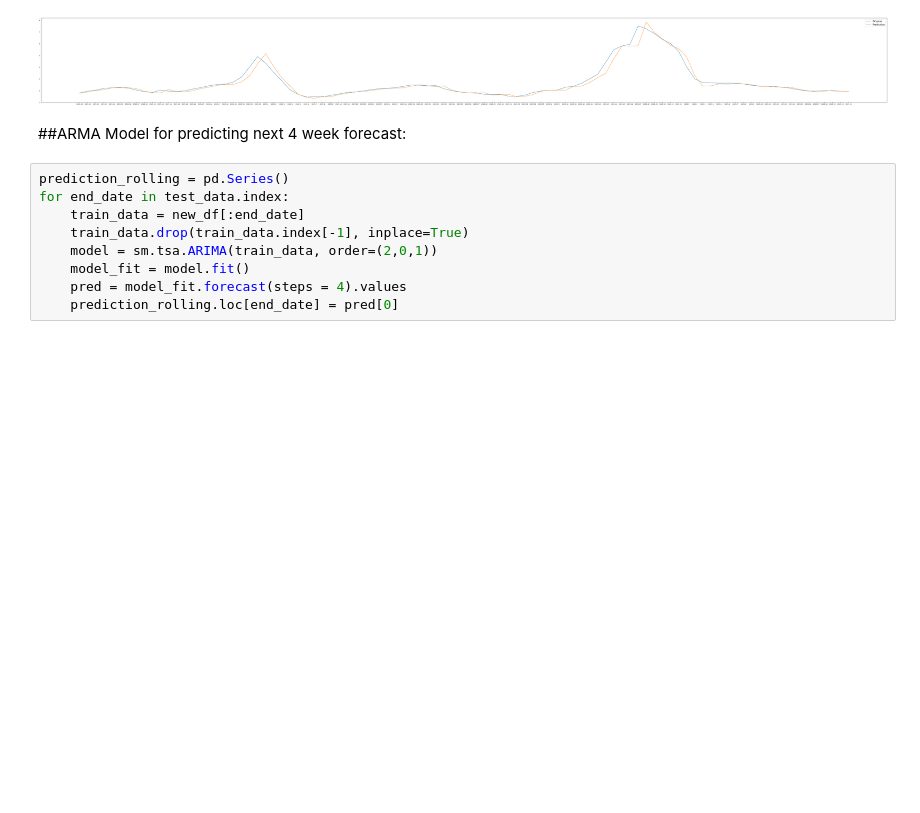
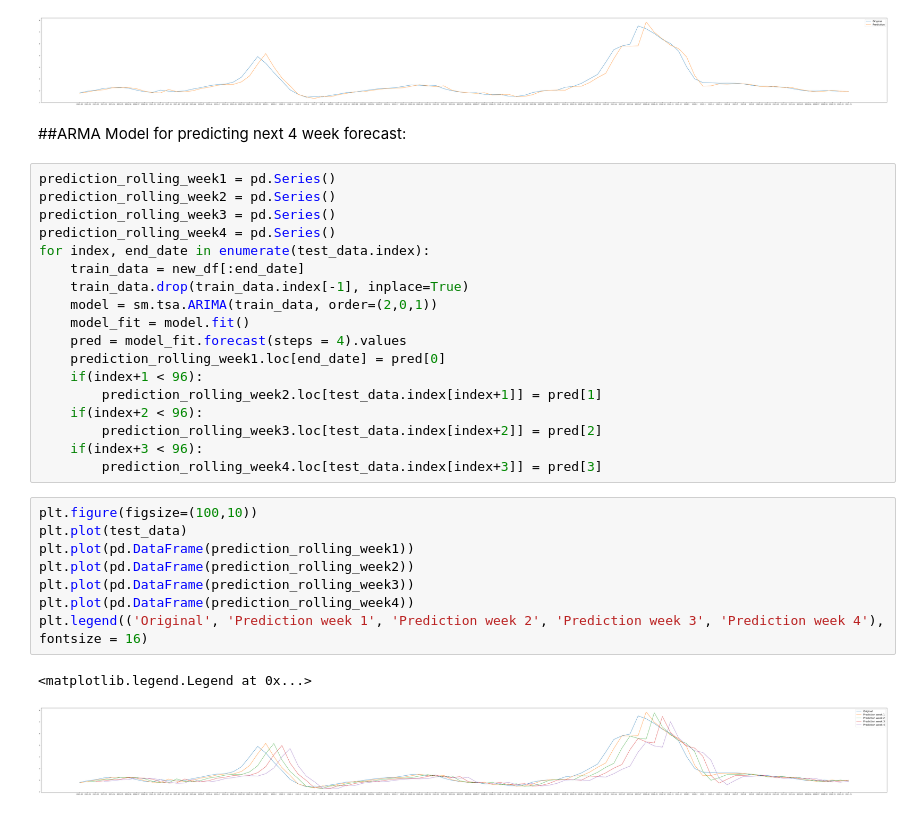
Before and after one commit to ishaan-sinha/ILIChallenge2023, a Jupyter notebook: ILI Challenge Models/ILI_Forecast.ipynb, the cells around one changed output. Drawn from its saved outputs; the diff is of its cells as text; blank space fills up the shorter version.

Commit message:
Aditya - ARMA Models
Delphi dataset api, ARMA model to get week - 1 predictions, ARMA model to get 4 week predictions.

```diff
--- a/ILI Challenge Models/ILI_Forecast.ipynb
+++ b/ILI Challenge Models/ILI_Forecast.ipynb
@@ -257,11 +257,31 @@ plt.legend(('Original', 'Prediction'), fontsize = 16)
 # %% [markdown]
 ##ARMA Model for predicting next 4 week forecast:
 # %%
-prediction_rolling = pd.Series()
-for end_date in test_data.index:
+prediction_rolling_week1 = pd.Series()
+prediction_rolling_week2 = pd.Series()
+prediction_rolling_week3 = pd.Series()
+prediction_rolling_week4 = pd.Series()
+for index, end_date in enumerate(test_data.index):
     train_data = new_df[:end_date]
     train_data.drop(train_data.index[-1], inplace=True)
     model = sm.tsa.ARIMA(train_data, order=(2,0,1))
     model_fit = model.fit()
     pred = model_fit.forecast(steps = 4).values
-    prediction_rolling.loc[end_date] = pred[0]
+    prediction_rolling_week1.loc[end_date] = pred[0]
+    if(index+1 < 96):
+        prediction_rolling_week2.loc[test_data.index[index+1]] = pred[1]
+    if(index+2 < 96):
+        prediction_rolling_week3.loc[test_data.index[index+2]] = pred[2]
+    if(index+3 < 96):
+        prediction_rolling_week4.loc[test_data.index[index+3]] = pred[3]
+# %%
+plt.figure(figsize=(100,10))
+plt.plot(test_data)
+plt.plot(pd.DataFrame(prediction_rolling_week1))
+plt.plot(pd.DataFrame(prediction_rolling_week2))
+plt.plot(pd.DataFrame(prediction_rolling_week3))
+plt.plot(pd.DataFrame(prediction_rolling_week4))
+plt.legend(('Original', 'Prediction week 1', 'Prediction week 2', 'Prediction week 3', 'Prediction week 4'), fontsize = 16)
+# %% [output]
+<matplotlib.legend.Legend at 0x...>
+[figure, added]
```
